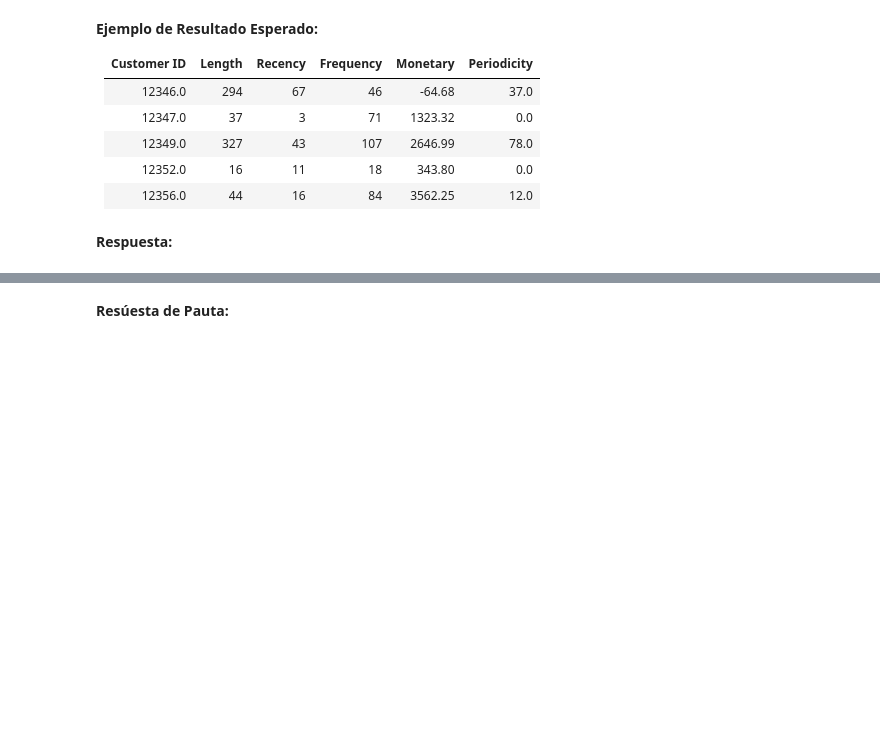
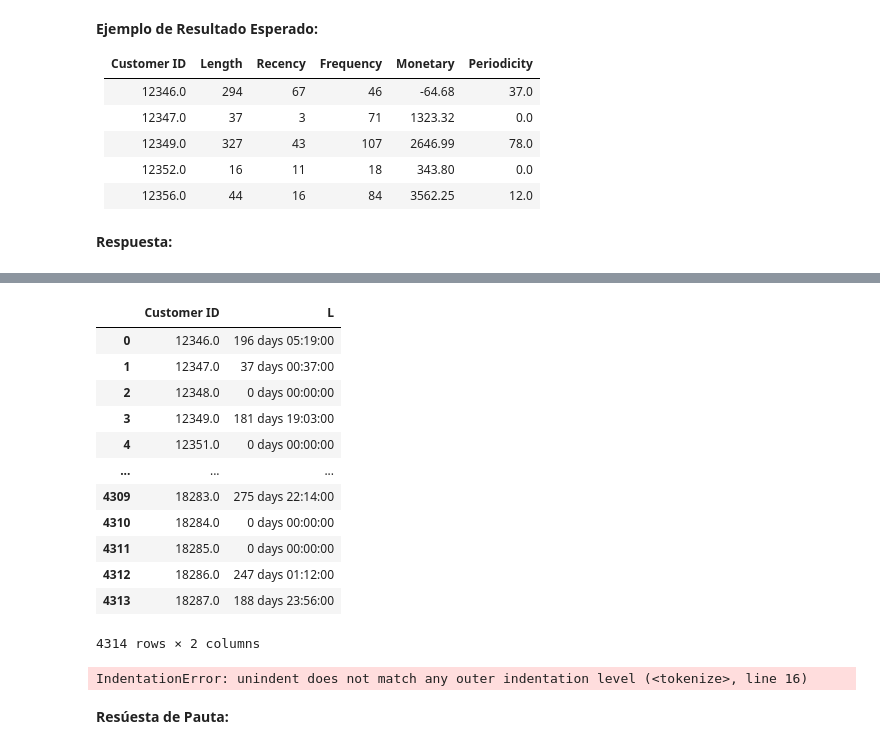
Before and after one commit to geriarri/Laboratorios, a Jupyter notebook: Lab6/Laboratorio6_Enunciado.ipynb, the cells around one changed output, grey strips where cells are left out. Saved outputs shown, nothing was run; the diff lists cells and outputs as text; code cells hidden in the pictures; blank space fills up the shorter version.

```diff
--- a/Lab6/Laboratorio6_Enunciado.ipynb
+++ b/Lab6/Laboratorio6_Enunciado.ipynb
@@ -164,3 +183,47 @@ def custom_features(dataframe_in):
+# %%
+(df_retail.groupby(["Customer ID"])["InvoiceDate"].max()
+                         - df_retail.groupby(["Customer ID"])["InvoiceDate"].min()).reset_index().rename(columns={"InvoiceDate":'L'})
+# %% [output]
+|  | Customer ID | L |
+| 0 | 12346.0 | 196 days 05:19:00 |
+| 1 | 12347.0 | 37 days 00:37:00 |
+| 2 | 12348.0 | 0 days 00:00:00 |
+| 3 | 12349.0 | 181 days 19:03:00 |
+| 4 | 12351.0 | 0 days 00:00:00 |
+| ... | ... | ... |
+| 4309 | 18283.0 | 275 days 22:14:00 |
+| 4310 | 18284.0 | 0 days 00:00:00 |
+| 4311 | 18285.0 | 0 days 00:00:00 |
+| 4312 | 18286.0 | 247 days 01:12:00 |
+| 4313 | 18287.0 | 188 days 23:56:00 |
+4314 rows × 2 columns
+# %%
+def custom_features(dataframe_in):
+    df_in = dataframe_in.copy() #Se crea una copia del dataframe de entrada
+    df_in = df_in.sort_values(by=['Customer ID',"InvoiceDate"]) #se ordenan los valores según Customer ID y fecha
+
+    # Se crea el dataframe de salida
+    df_out = pd.DataFrame(columns = ["Customer ID"])
+    df_out["Customer ID"] = df_in['Customer ID'].unique()
+
+    #df_aux = df_retail.groupby(["Customer ID"])["InvoiceDate"].max().reset_index().rename(columns={"InvoiceDate":'max'})
+
+
+    ## Length
+    df_out = df_out.merge((df_retail.groupby(["Customer ID"])["InvoiceDate"].max()
+                         - df_retail.groupby(["Customer ID"])["InvoiceDate"].min()).reset_index().rename(columns={"InvoiceDate":'L'})
+                         , on="Customer ID",how="left")
+    df_out['L'] = df_out['L']+1
+
+    ## Recency
+
+    ## Monetary
+
+    ## Frequency
+
+    ## Periodicity
+# %% [output]
+IndentationError: unindent does not match any outer indentation level (<tokenize>, line 16)
 # %% [markdown]
 **Resúesta de Pauta:**
 # %% [markdown]
```
Also changed, not shown: parts of 6 cells of this notebook.
